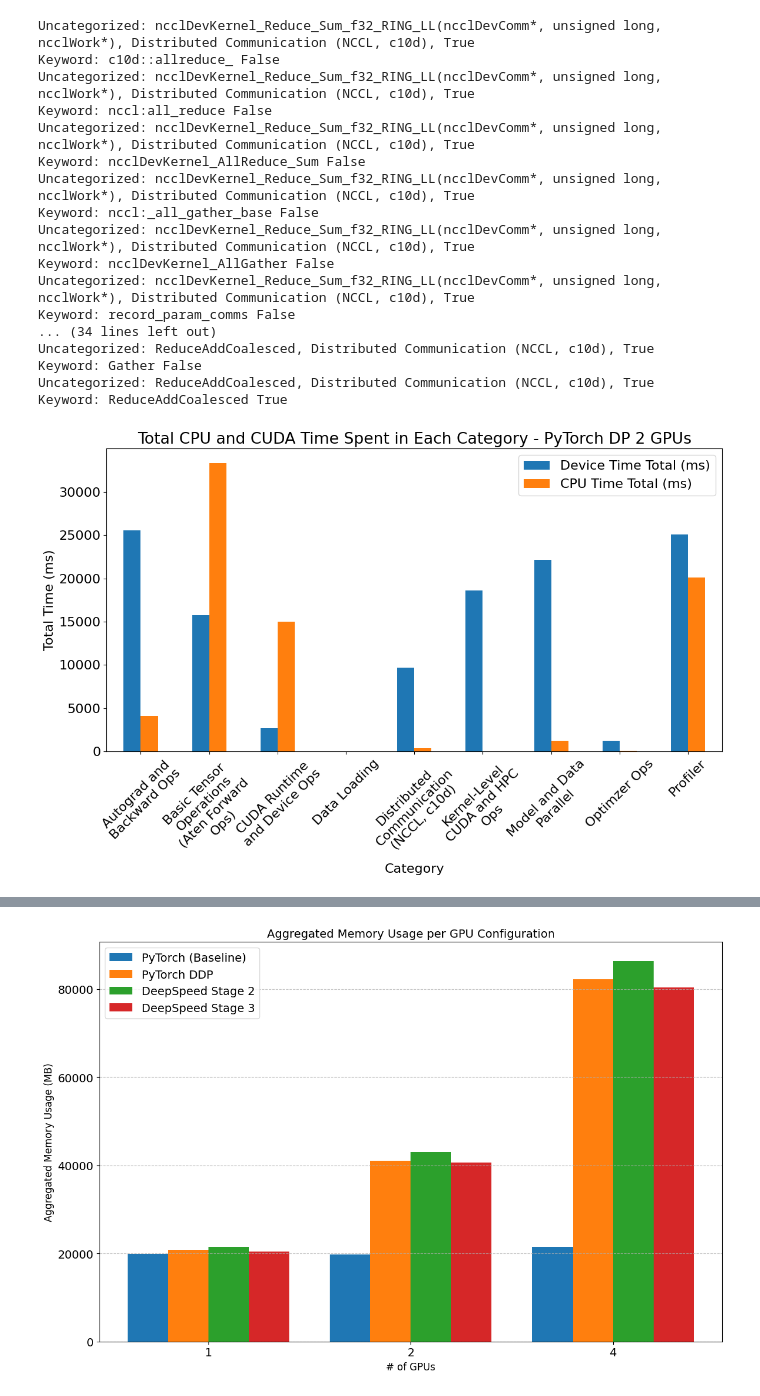
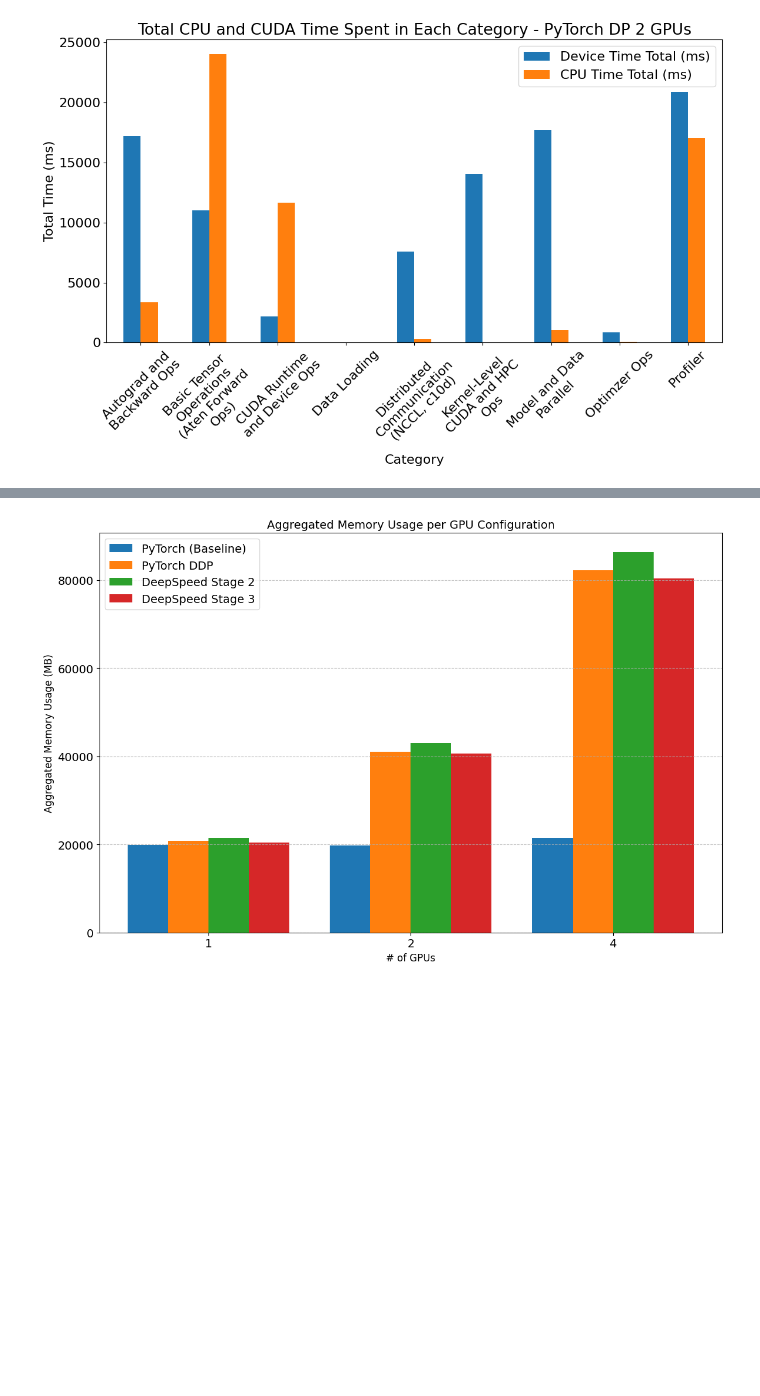
Before and after one commit to XXXG00W0/hpml_project, a Jupyter notebook: classify_profiler_functions.ipynb, the cells around one changed output, grey strips where cells are left out. Drawn from its saved outputs; the diff is of its cells as text; code cells hidden in the pictures; blank space fills up the shorter version.

```diff
--- a/classify_profiler_functions.ipynb
+++ b/classify_profiler_functions.ipynb
@@ -131,9 +131,9 @@ plt.show()
 import os
 
 # File paths for all 12 runs
-# wandb\wandb_export_2024-12-10T17_17_56.804-05_00-pytorch-1GPU.csv
-# wandb\wandb_export_2024-12-10T17_19_32.285-05_00-DP-2GPU.csv
-# wandb\wandb_export_2024-12-10T17_19_54.712-05_00-DP-4GPU.csv
+# wandb\wandb_export_2024-12-11T22_39_17.471-05_00-pytoch-1gpu.csv
+# wandb\wandb_export_2024-12-11T22_44_01.117-05_00-DP-2gpu.csv
+# wandb\wandb_export_2024-12-11T22_34_41.055-05_00-DP-4gpu.csv
 # wandb\wandb_export_2024-12-10T17_20_13.028-05_00-DDP-1GPU.csv
 # wandb\wandb_export_2024-12-10T17_20_39.123-05_00-DDP-2GPU.csv
 # wandb\wandb_export_2024-12-10T17_20_52.951-05_00-DDP-4GPU.csv
@@ -147,9 +147,9 @@ import os
 # Load all CSV files from the directory
 path_prefix = './wandb/'
 name_postfix = 'Total CPU and CUDA Time'
-run_name_file_path_mapping = {'PyTorch Only 1 GPU': './wandb/wandb_export_2024-12-10T17_17_56.804-05_00-pytorch-1GPU.csv',
-                              'PyTorch DP 2 GPUs': './wandb/wandb_export_2024-12-10T17_19_32.285-05_00-DP-2GPU.csv',
-                              'PyTorch DP 4 GPUs': './wandb/wandb_export_2024-12-10T17_19_54.712-05_00-DP-4GPU.csv',
+run_name_file_path_mapping = {'PyTorch Only 1 GPU': './wandb/wandb_export_2024-12-11T22_39_17.471-05_00-pytoch-1gpu.csv',
+                              'PyTorch DP 2 GPUs': './wandb/wandb_export_2024-12-11T22_44_01.117-05_00-DP-2gpu.csv',
+                              'PyTorch DP 4 GPUs': './wandb/wandb_export_2024-12-11T22_34_41.055-05_00-DP-4gpu.csv',
                               'PyTorch DDP 1 GPU': './wandb/wandb_export_2024-12-10T17_20_13.028-05_00-DDP-1GPU.csv',
                               'PyTorch DDP 2 GPUs': './wandb/wandb_export_2024-12-10T17_20_39.123-05_00-DDP-2GPU.csv',
                               'PyTorch DDP 4 GPUs': './wandb/wandb_export_2024-12-10T17_20_52.951-05_00-DDP-4GPU.csv',
@@ -175,4 +175,15 @@ for run_name, data in csv_files.items():
     plt.tight_layout()
     plt.rcParams.update({'font.size': 16})
     plt.show()
+
+    # # plot memory usage
+    # fig, ax = plt.subplots(figsize=(12, 8))
+    # data.groupby('Category')['Device Memory Usage (MB)'].sum().plot(kind='bar', ax=ax)
+    # ax.set_xticklabels([textwrap.fill(text, 15) for text in category_times.index], rotation=45, ha='center')
+    # ax.set_xlabel('Category')
+    # ax.set_ylabel('Total Memory Usage (MB)')
+    # ax.set_title(f'Total Device Memory Usage in Each Category - {run_name}')
+    # plt.tight_layout()
+    # plt.rcParams.update({'font.size': 16})
+    # plt.show()
 # %% [output]
@@ -180,18 +191 @@ for run_name, data in csv_files.items():
-Uncategorized: ncclDevKernel_Reduce_Sum_f32_RING_LL(ncclDevComm*, unsigned long, ncclWork*), Distributed Communication (NCCL, c10d), True
-Keyword: c10d::allreduce_ False
-Uncategorized: ncclDevKernel_Reduce_Sum_f32_RING_LL(ncclDevComm*, unsigned long, ncclWork*), Distributed Communication (NCCL, c10d), True
-Keyword: nccl:all_reduce False
-Uncategorized: ncclDevKernel_Reduce_Sum_f32_RING_LL(ncclDevComm*, unsigned long, ncclWork*), Distributed Communication (NCCL, c10d), True
-Keyword: ncclDevKernel_AllReduce_Sum False
-Uncategorized: ncclDevKernel_Reduce_Sum_f32_RING_LL(ncclDevComm*, unsigned long, ncclWork*), Distributed Communication (NCCL, c10d), True
-Keyword: nccl:_all_gather_base False
-Uncategorized: ncclDevKernel_Reduce_Sum_f32_RING_LL(ncclDevComm*, unsigned long, ncclWork*), Distributed Communication (NCCL, c10d), True
-Keyword: ncclDevKernel_AllGather False
-Uncategorized: ncclDevKernel_Reduce_Sum_f32_RING_LL(ncclDevComm*, unsigned long, ncclWork*), Distributed Communication (NCCL, c10d), True
-Keyword: record_param_comms False
-... (34 lines left out)
-Uncategorized: ReduceAddCoalesced, Distributed Communication (NCCL, c10d), True
-Keyword: Gather False
-Uncategorized: ReduceAddCoalesced, Distributed Communication (NCCL, c10d), True
-Keyword: ReduceAddCoalesced True
-[figure, old version]
+[figure, new version]
```
Also changed, not shown: parts of 8 cells of this notebook, 15 other files.
